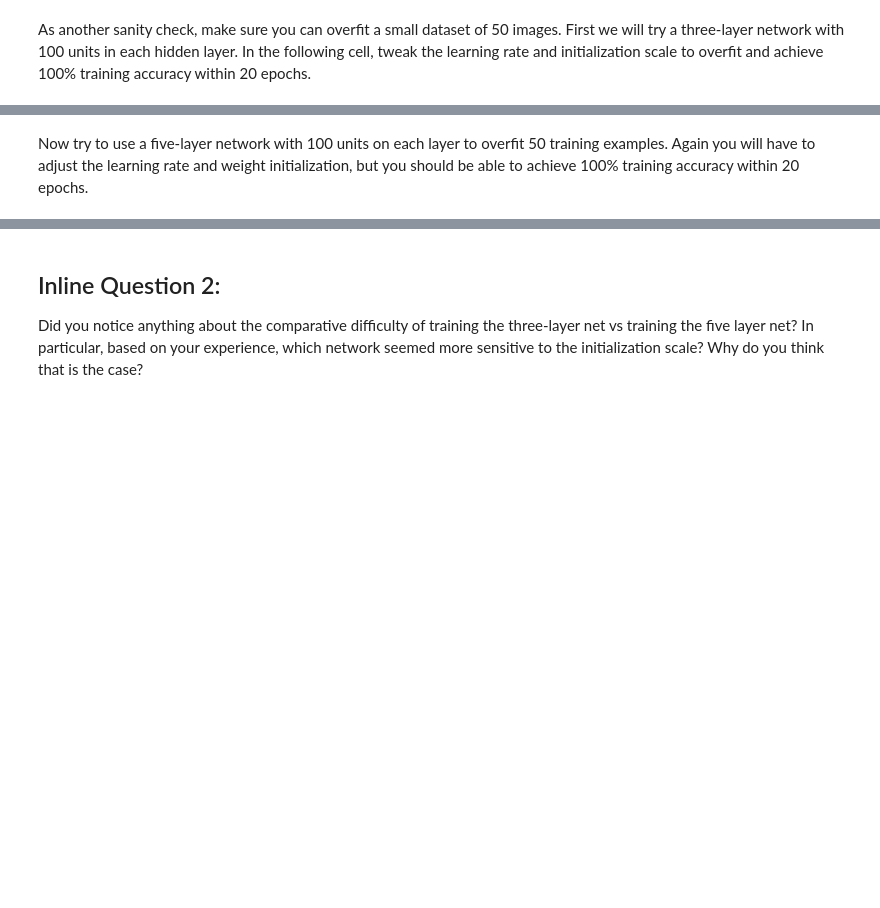
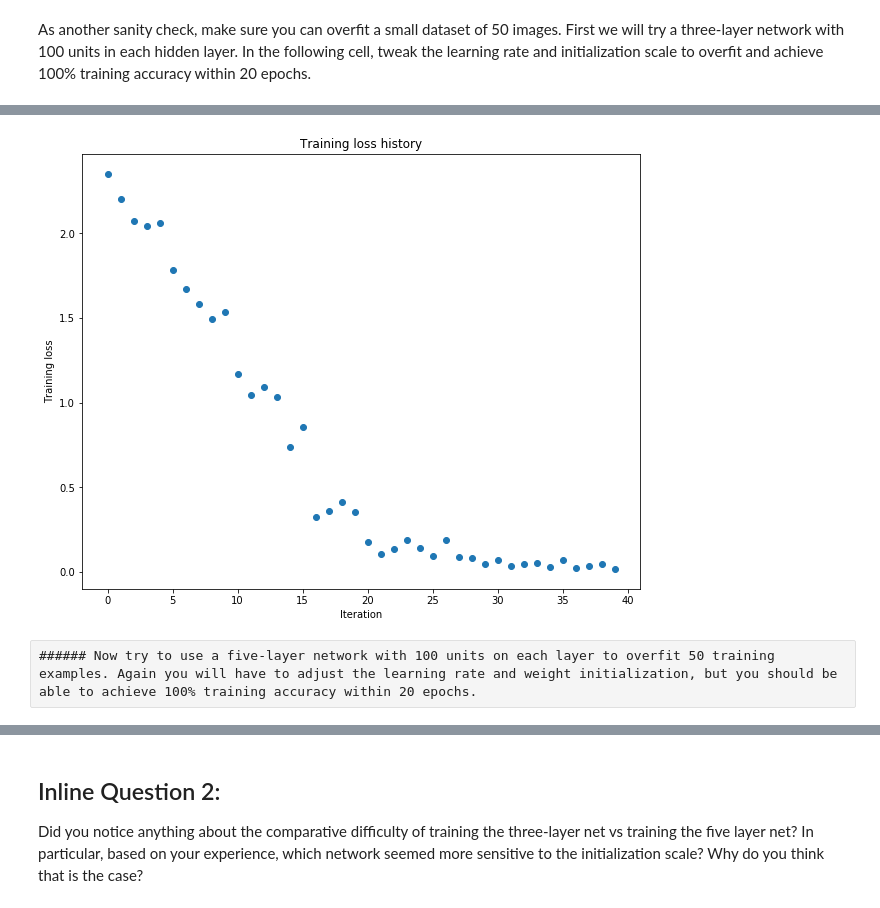
Before and after one commit to pzSuen/cs231n-better, a Jupyter notebook: assignment2/FullyConnectedNets.ipynb, the cells around one changed output, grey strips where cells are left out. Cells and saved outputs as stored; diff of their text form; code cells hidden in the pictures; blank space fills up the shorter version.

```diff
--- a/assignment2/FullyConnectedNets.ipynb
+++ b/assignment2/FullyConnectedNets.ipynb
@@ -483,7 +509,7 @@ small_data = {
 }
 
 weight_scale = 1e-2
-learning_rate = 1e-4
+learning_rate = 1e-2  # 原来是1e-4,1e-2使用50个epoch就有好结果
 model = FullyConnectedNet([100, 100],
               weight_scale=weight_scale, dtype=np.float64)
 solver = Solver(model, small_data,
@@ -500,3 +526,4 @@ plt.title('Training loss history')
 plt.xlabel('Iteration')
 plt.ylabel('Training loss')
 plt.show()
+# %% [output]
@@ -503,5 +547,6 @@ plt.show()
+[figure, added]
-# %% [markdown]
-Now try to use a five-layer network with 100 units on each layer to overfit 50 training examples. Again you will have to adjust the learning rate and weight initialization, but you should be able to achieve 100% training accuracy within 20 epochs.
+# %% [raw]
+###### Now try to use a five-layer network with 100 units on each layer to overfit 50 training examples. Again you will have to adjust the learning rate and weight initialization, but you should be able to achieve 100% training accuracy within 20 epochs.
 # %%
 # TODO: Use a five-layer Net to overfit 50 training examples by
 # tweaking just the learning rate and initialization scale.
```
Also changed, not shown: parts of 23 cells of this notebook, 11 other files.
